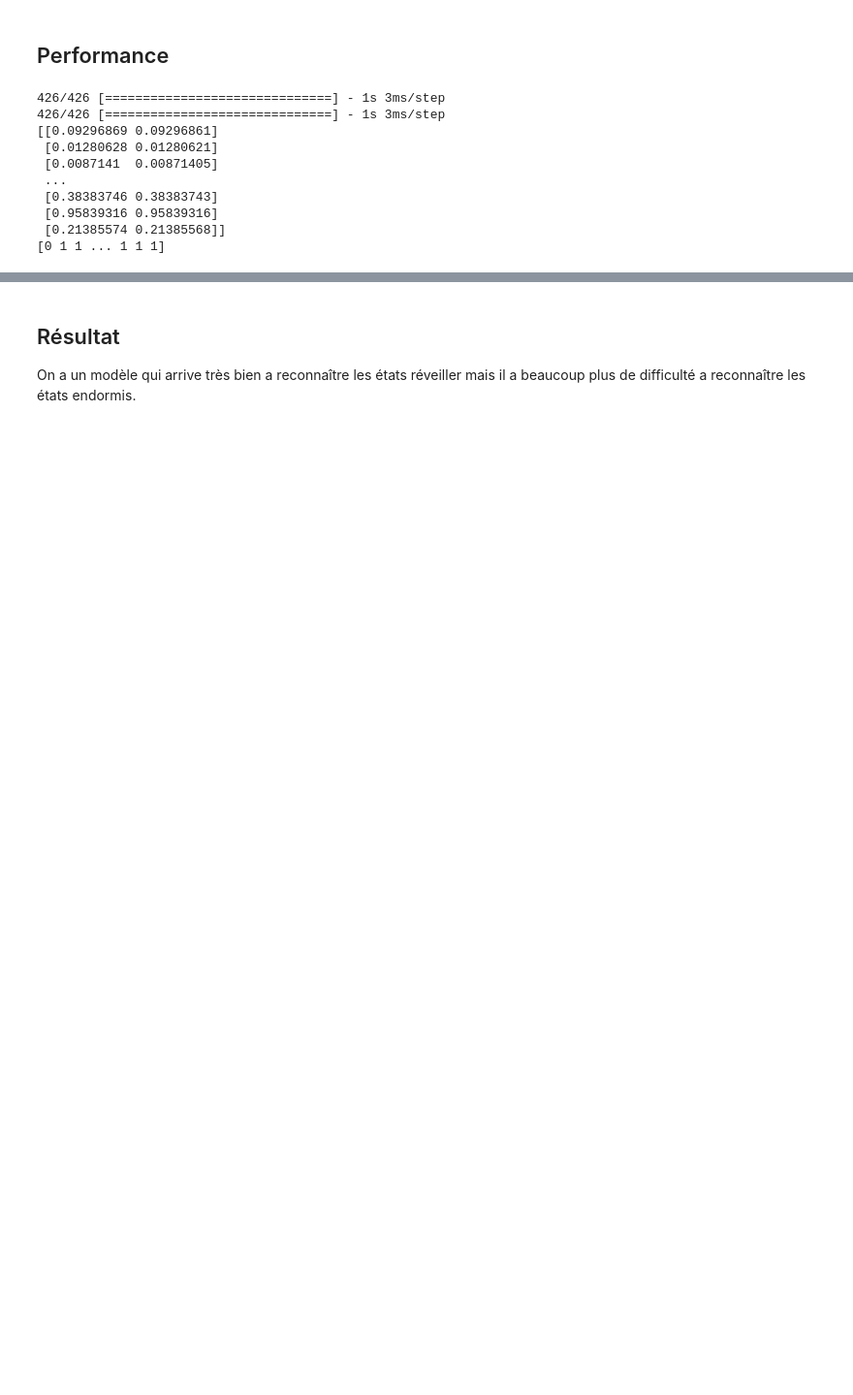
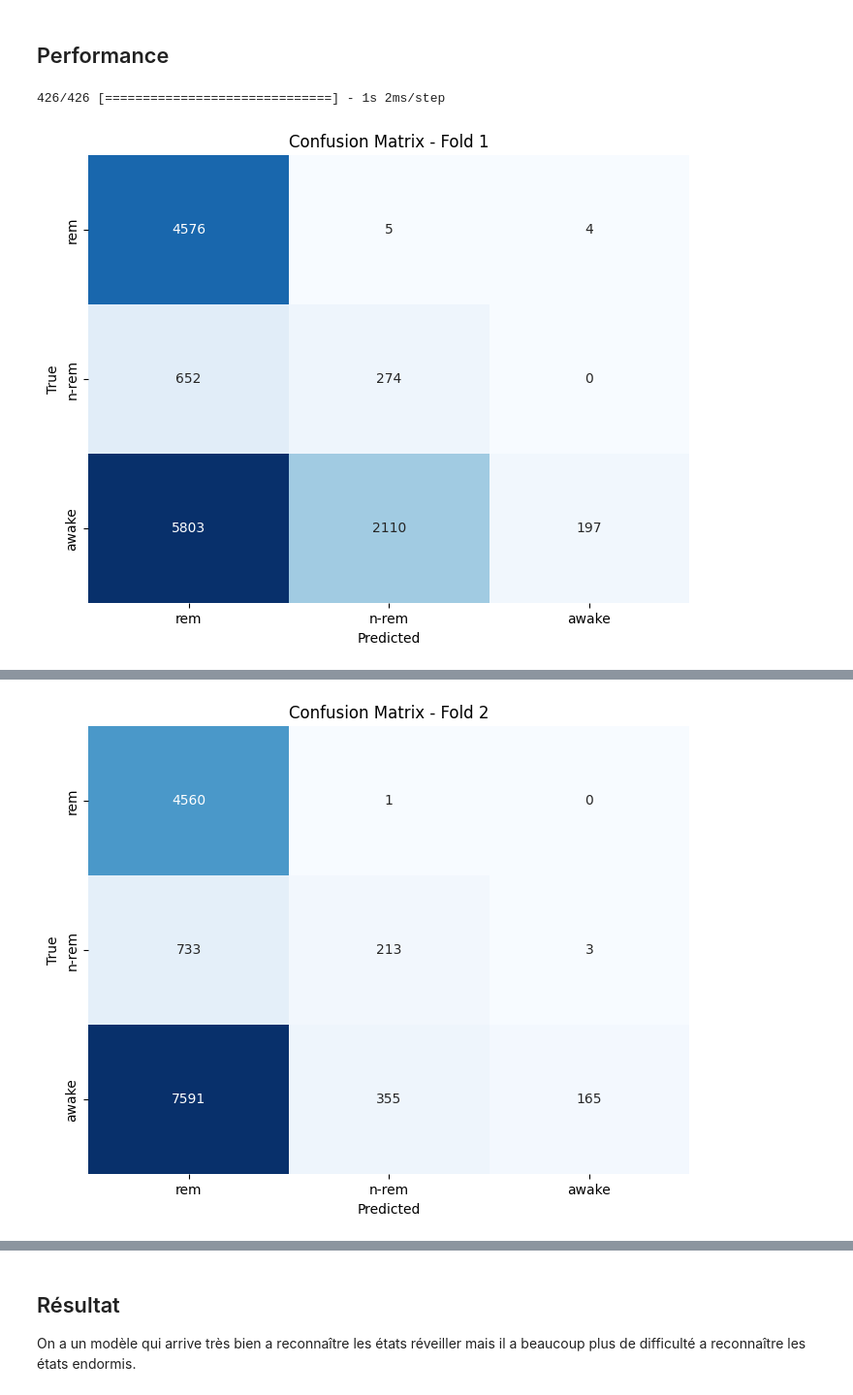
Before and after one commit to DrC0okie/HEIG_ARN_Labo3, a Jupyter notebook: second_experiment.ipynb, the cells around one changed output, grey strips where cells are left out. Shown at 97% size. Drawn from its saved outputs; the diff is of its cells as text; code cells hidden in the pictures; blank space fills up the shorter version.

```diff
--- a/second_experiment.ipynb
+++ b/second_experiment.ipynb
@@ -277,47 +252,45 @@ def plot_confusion_matrix(confusion_matrix, title):
     # Plot confusion matrix
     pl.figure(figsize=(8, 6))
     sns.heatmap(confusion_matrix.astype(int), annot=True, fmt="d", cmap="Blues", cbar=False,
-                xticklabels=["n-rem","rem","awake"], yticklabels=["n-rem","rem", "awake"])
+                xticklabels=["rem","n-rem","awake"], yticklabels=["rem","n-rem", "awake"])
     pl.title(title)
     pl.xlabel('Predicted')
     pl.ylabel('True')
     pl.show()
 
 f1_scores = []
 mean_confusion_matrix = np.zeros((3, 3))
 
 for i, (train_index, test_index) in enumerate(kf.split(input_training_mice)):
     # Evaluate the trained model on the test fold
     predictions = (trained_mlp[i].predict(input_training_mice.loc[test_index]) > 0).astype(int)
-    true_labels = (np.array(output_training_mice)[test_index] > 0).astype(int)
-    print(trained_mlp[i].predict(input_training_mice.loc[test_index]))
-    print(true_labels)
+    true_labels = (np.array(output_training_mice)[test_index]).astype(int)
+    max_predictions = []
+    max_true_labels = []
+    for prediction in predictions:
+        max_predictions.append(np.argmax(prediction))
+
+    for true_label in true_labels:
+        max_true_labels.append(np.argmax(true_label))
+
     # Compute confusion matrix
-    cm = confusion_matrix(true_labels, predictions)
-    mean_confusion_matrix += confusion_matrix(true_labels, predictions)
+    cm = confusion_matrix(max_true_labels, max_predictions)
+    mean_confusion_matrix += confusion_matrix(max_true_labels, max_predictions)
 
     # Compute confusion matrix and plot
     plot_confusion_matrix(cm, f'Confusion Matrix - Fold {i + 1}')
 
     # Compute F1 score
-    f1 = f1_score(true_labels, predictions)
+    f1 = f1_score(max_true_labels, max_predictions, average='weighted')
     f1_scores.append(f1)
     print(f"F1 Score - Fold {i + 1}: {f1}")
 
 # Plot mean confusion matrix
 plot_confusion_matrix(mean_confusion_matrix, 'Global confusion matrix')
 
 # Calculate and display the mean F1 score across all folds
 mean_f1_score = np.mean(f1_scores)
 print(f"Mean F1 Score across all folds: {mean_f1_score}")
 # %% [output]
-426/426 [==============================] - 1s 3ms/step
-426/426 [==============================] - 1s 3ms/step
-[[0.09296869 0.09296861]
- [0.01280628 0.01280621]
- [0.0087141  0.00871405]
- ...
- [0.38383746 0.38383743]
- [0.95839316 0.95839316]
- [0.21385574 0.21385568]]
-[0 1 1 ... 1 1 1]
+426/426 [==============================] - 1s 2ms/step
+[figure, added]
@@ -324,0 +299 @@ ValueError: Classification metrics can't handle a mix of binary and multilabel-i
+[figure, added]
```
Also changed, not shown: parts of 9 cells of this notebook.
